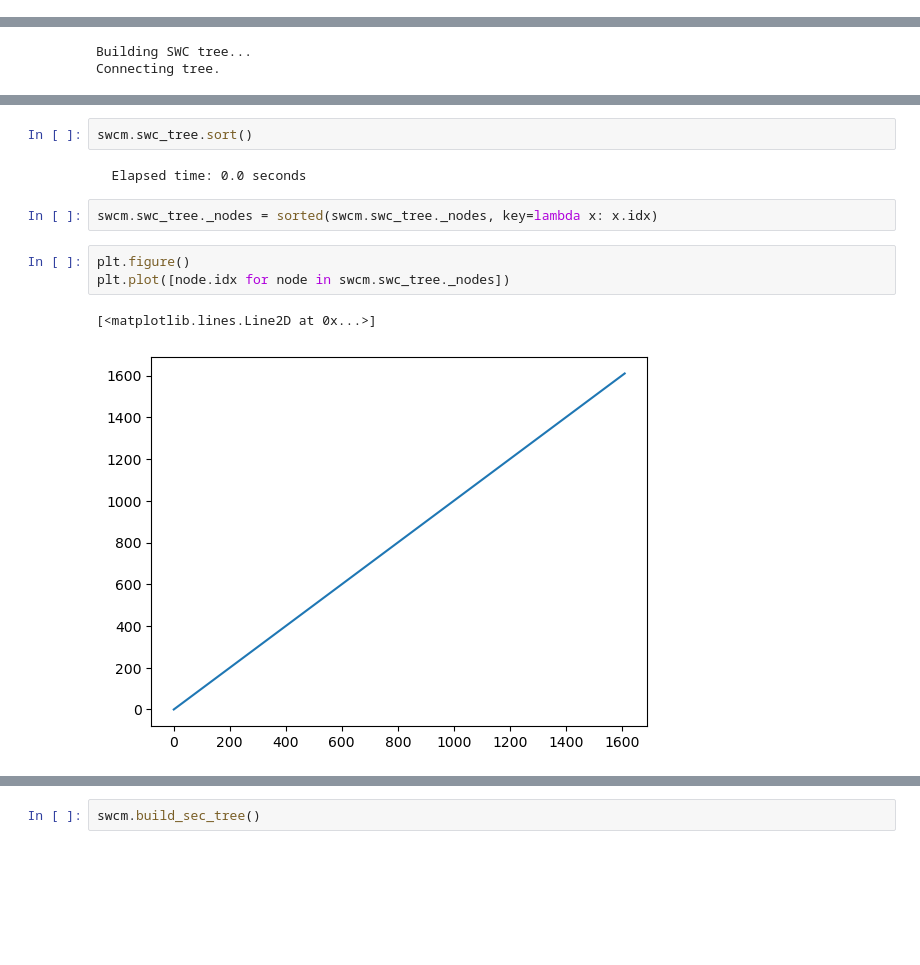
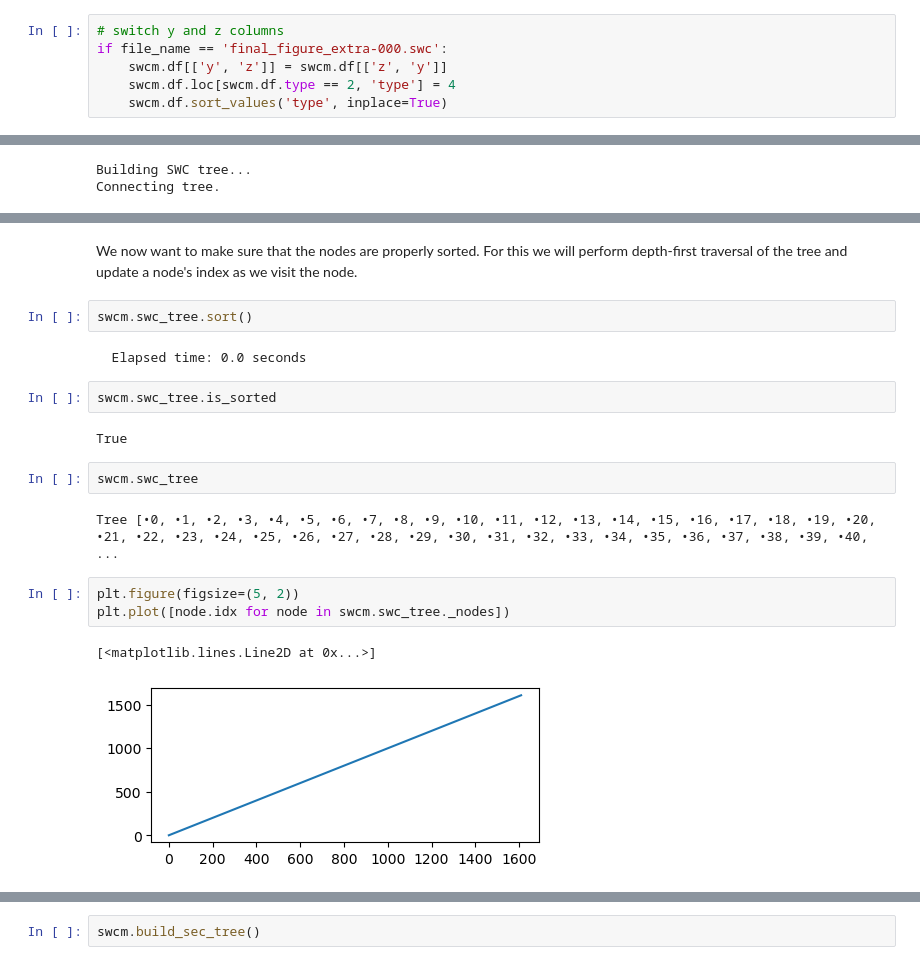
Before and after one commit to Poirazi-Lab/DendroTweaksApp, a Jupyter notebook: app/src/trees_demo.ipynb, the cells around one changed output, grey strips where cells are left out. Saved outputs shown, nothing was run; the diff lists cells and outputs as text; blank space fills up the shorter version.

```diff
--- a/app/src/trees_demo.ipynb
+++ b/app/src/trees_demo.ipynb
@@ -35 +57,7 @@ swcm.df[['x', 'y', 'z']].describe()
 | max | 202.427302 | 177.421576 | 375.000000 |
+# %%
+# switch y and z columns
+if file_name == 'final_figure_extra-000.swc':
+    swcm.df[['y', 'z']] = swcm.df[['z', 'y']]
+    swcm.df.loc[swcm.df.type == 2, 'type'] = 4
+    swcm.df.sort_values('type', inplace=True)
@@ -70,13 +102,21 @@ SWC tree validation passed successfully
+# %% [markdown]
+We now want to make sure that the nodes are properly sorted. For this we will perform depth-first traversal of the tree and update a node's index as we visit the node.
 # %%
 swcm.swc_tree.sort()
 # %% [output]
   Elapsed time: 0.0 seconds
-# %%
-swcm.swc_tree._nodes = sorted(swcm.swc_tree._nodes, key=lambda x: x.idx)
+# %%
+swcm.swc_tree.is_sorted
+# %% [output]
+True
+# %%
+swcm.swc_tree
+# %% [output]
+Tree [•0, •1, •2, •3, •4, •5, •6, •7, •8, •9, •10, •11, •12, •13, •14, •15, •16, •17, •18, •19, •20, •21, •22, •23, •24, •25, •26, •27, •28, •29, •30, •31, •32, •33, •34, •35, •36, •37, •38, •39, •40, ...
 # %%
-plt.figure()
+plt.figure(figsize=(5, 2))
 plt.plot([node.idx for node in swcm.swc_tree._nodes])
 # %% [output]
 [<matplotlib.lines.Line2D at 0x...>]
-[figure, old version]
+[figure, new version]
 # %%
```
Also changed, not shown: parts of 50 cells of this notebook, 6 other files.
